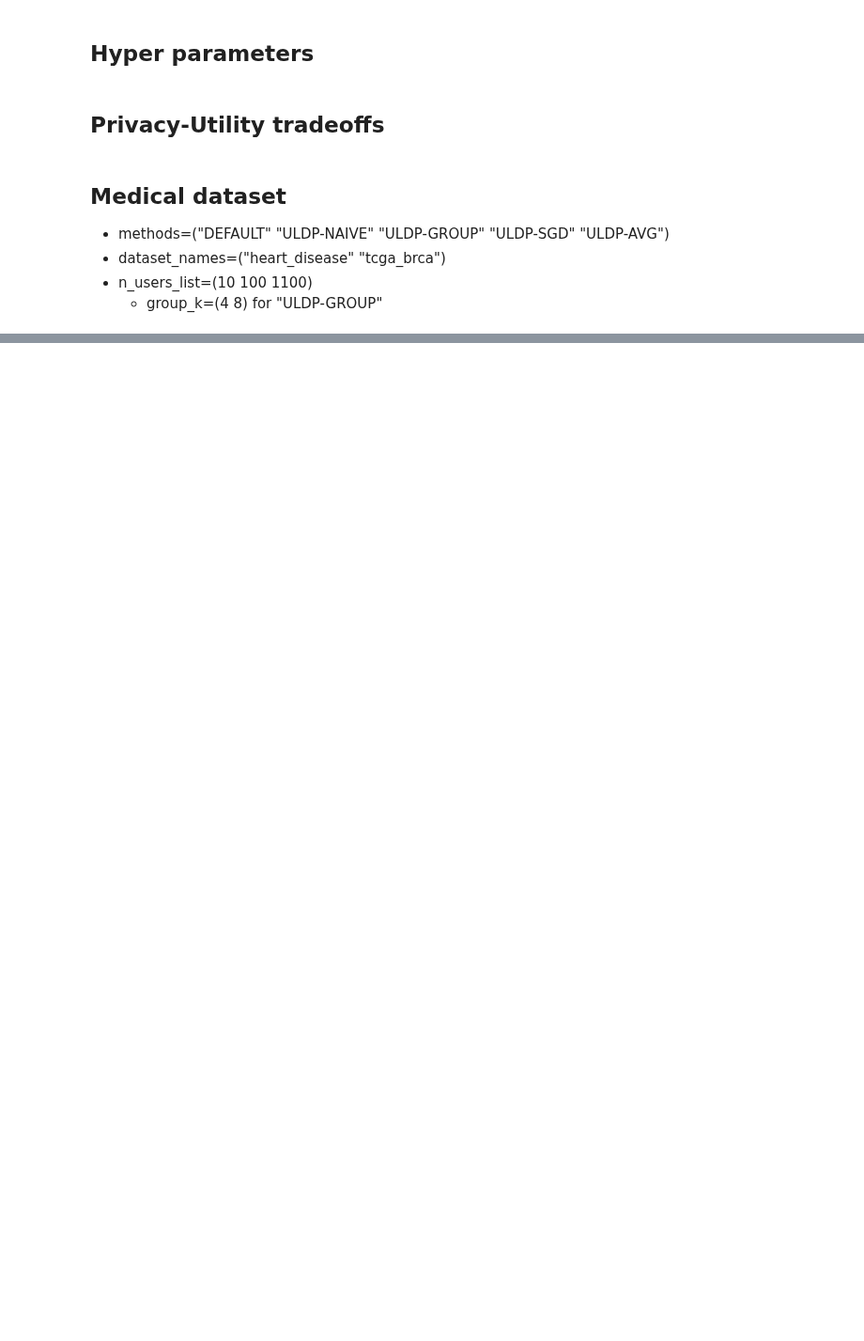
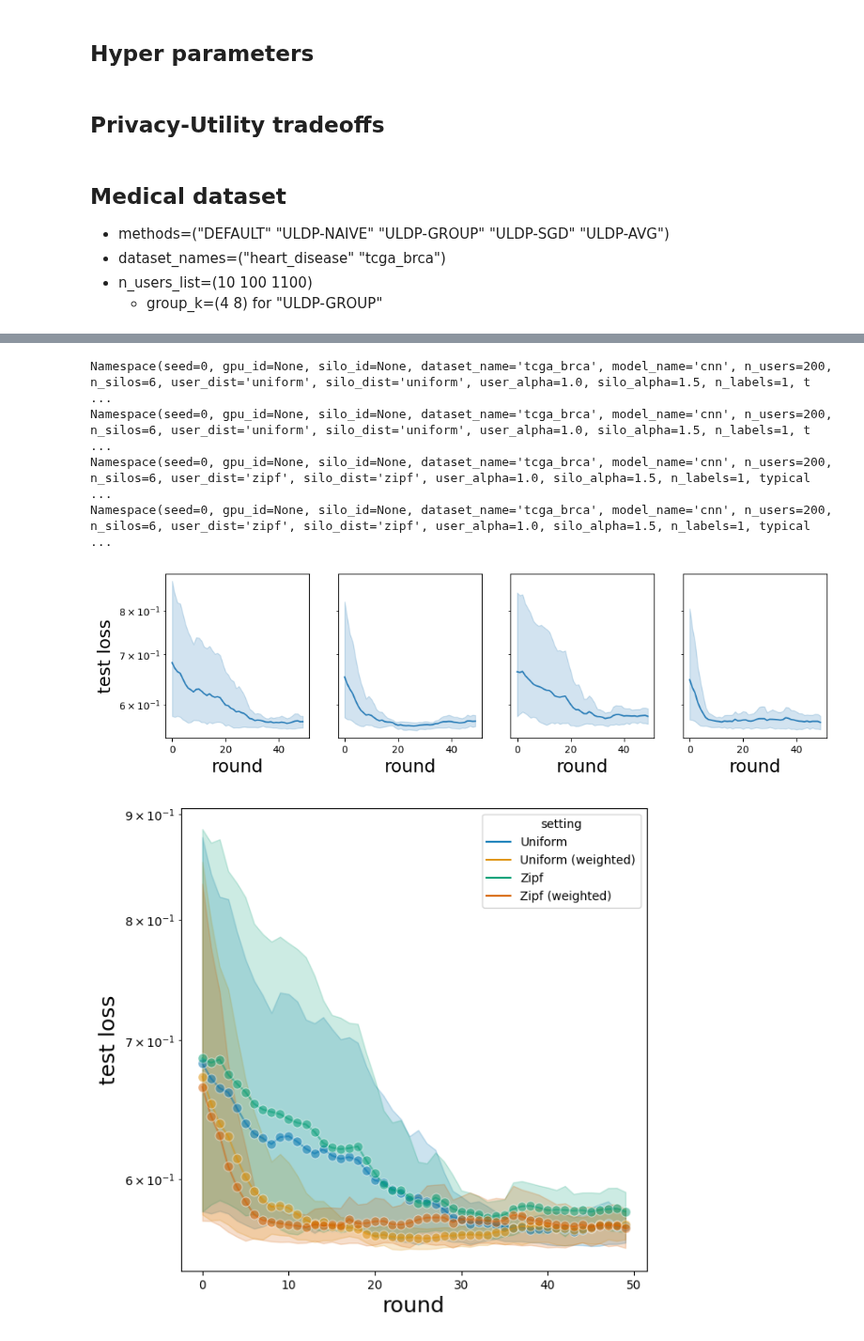
Before and after one commit to FumiyukiKato/uldp-fl, a Jupyter notebook: exp/exp_results.ipynb, the cells around one changed output, grey strips where cells are left out. Shown at 94% size. Cells and saved outputs as stored; diff of their text form; code cells hidden in the pictures; blank space fills up the shorter version.

```diff
--- a/exp/exp_results.ipynb
+++ b/exp/exp_results.ipynb
@@ -725,3 +757,19 @@ Namespace(seed=0, gpu_id=None, silo_id=None, dataset_name='tcga_brca', model_nam
+# %%
+file_paths = [
+    "/Users/fumiyuki/research/AcSilo/acsilo/exp/results/34610ab5c1/sim-20230711220509-results.json",
+    "/Users/fumiyuki/research/AcSilo/acsilo/exp/results/2bb23d4aa8/sim-20230711222353-results.json",
+    "/Users/fumiyuki/research/AcSilo/acsilo/exp/results/221a743d68/sim-20230711234007-results.json",
+    "/Users/fumiyuki/research/AcSilo/acsilo/exp/results/3ec3d5470a/sim-20230711235711-results.json"
+]
+
+plot_multiple_losses(file_paths)
+# %% [output]
+Namespace(seed=0, gpu_id=None, silo_id=None, dataset_name='tcga_brca', model_name='cnn', n_users=200, n_silos=6, user_dist='uniform', silo_dist='uniform', user_alpha=1.0, silo_alpha=1.5, n_labels=1, t ...
+Namespace(seed=0, gpu_id=None, silo_id=None, dataset_name='tcga_brca', model_name='cnn', n_users=200, n_silos=6, user_dist='uniform', silo_dist='uniform', user_alpha=1.0, silo_alpha=1.5, n_labels=1, t ...
+Namespace(seed=0, gpu_id=None, silo_id=None, dataset_name='tcga_brca', model_name='cnn', n_users=200, n_silos=6, user_dist='zipf', silo_dist='zipf', user_alpha=1.0, silo_alpha=1.5, n_labels=1, typical ...
+Namespace(seed=0, gpu_id=None, silo_id=None, dataset_name='tcga_brca', model_name='cnn', n_users=200, n_silos=6, user_dist='zipf', silo_dist='zipf', user_alpha=1.0, silo_alpha=1.5, n_labels=1, typical ...
+[figure, added]
+[figure, added]
 # %%
 file_path = "/Users/fumiyuki/research/AcSilo/acsilo/exp/results/c90eceeb65/sim-20230709154623-results.json"
 plot_metric_per_method_by_filename(file_path)
```
Also changed, not shown: parts of 5 cells of this notebook, 7 other files.
